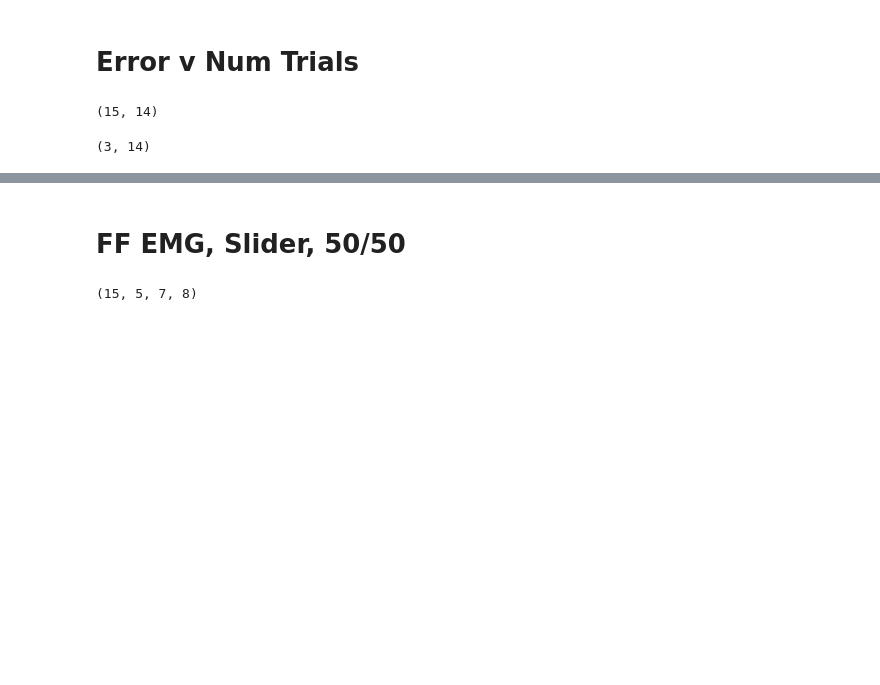
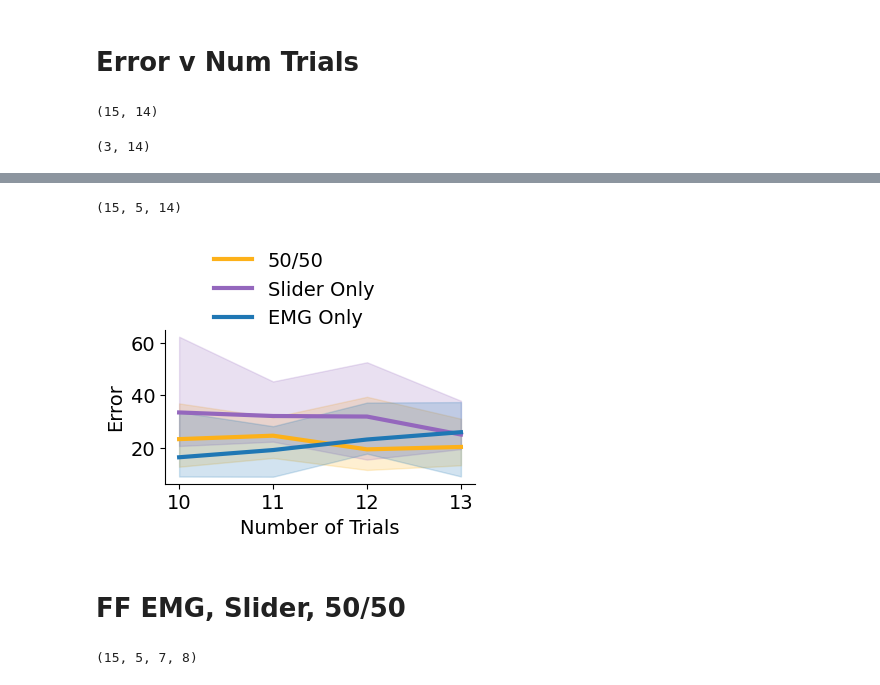
Before and after one commit to finley16/sensorimotor_fusion, a Jupyter notebook: analysis/Multimodal paper/20250501_EMBC_analysis.ipynb, the cells around one changed output, grey strips where cells are left out. Saved outputs shown, nothing was run; the diff lists cells and outputs as text; code cells hidden in the pictures; blank space fills up the shorter version.

```diff
--- a/analysis/Multimodal paper/20250501_EMBC_analysis.ipynb
+++ b/analysis/Multimodal paper/20250501_EMBC_analysis.ipynb
@@ -156,3 +156,33 @@ plt.show()
+# %%
+print(errors.shape) # plot x axis is trials and y is errors, for one condition
+
+num_trials = np.arange(10, 14)
+
+fig,ax = plt.subplots(figsize=(4,2))
+ax.set_ylabel('Error')
+ax.set_xlabel('Number of Trials')
+ax.spines['top'].set_visible(False)
+ax.spines['right'].set_visible(False)
+
+
+# magnitude
+q25,q50,q75 = np.quantile(errors[:,2,-4:],[0.25,0.5,0.75],axis = 0) # across subjects
+ax.plot(num_trials,q50,'-',label = '50/50',color = colors['GOLD'],linewidth = 3)
+ax.fill_between(num_trials, q25, q75, alpha=0.2,color = colors['GOLD'])
+
+q25,q50,q75 = np.quantile(errors[:,0,-4:],[0.25,0.5,0.75],axis = 0) # across subjects
+ax.plot(num_trials,q50,'-',label = 'Slider Only',color = colors['PURPLE'],linewidth = 3)
+ax.fill_between(num_trials, q25, q75, alpha=0.2,color = colors['PURPLE'])
+
+q25,q50,q75 = np.quantile(errors[:,4,-4:],[0.25,0.5,0.75],axis = 0) # across subjects
+ax.plot(num_trials,q50,'-',label = 'EMG Only',color = colors['BLUE'],linewidth = 3)
+ax.fill_between(num_trials, q25, q75, alpha=0.2,color = colors['BLUE'])
+
+ax.legend(bbox_to_anchor = (0.1,0.9), ncol=1, frameon=False)
+plt.show()
+# %% [output]
+(15, 5, 14)
+[figure, added]
 # %% [markdown]
 # FF EMG, Slider, 50/50
 # %%
```
Also changed, not shown: parts of 4 cells of this notebook.
